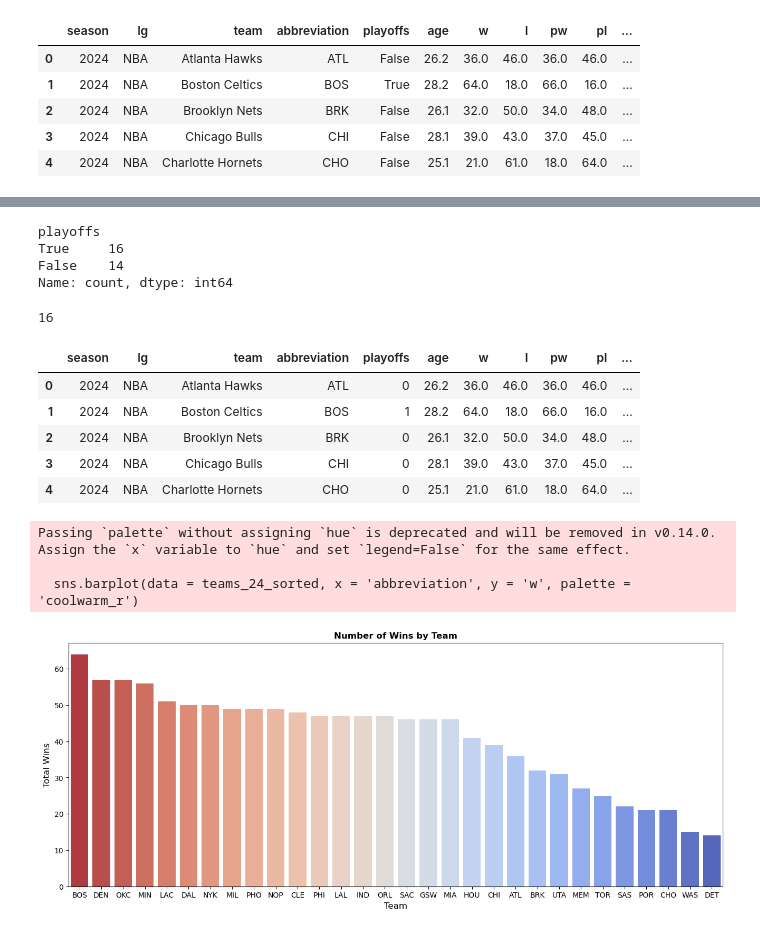
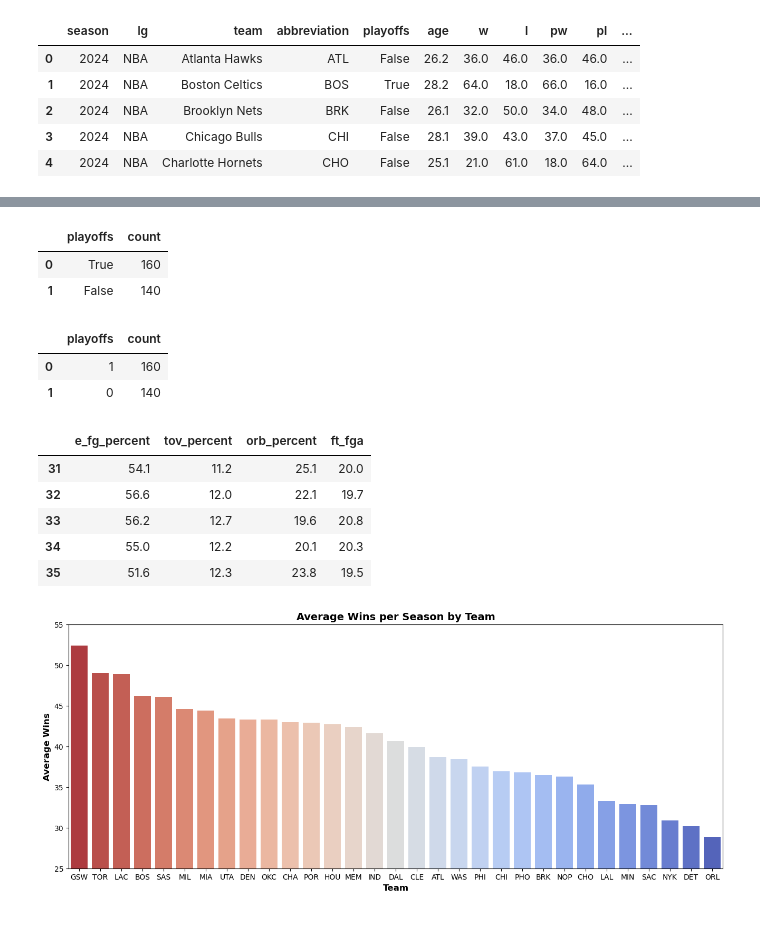
Before and after one commit to jackewings/PortfolioProjects, a Jupyter notebook: FourFactorsPortfolio.ipynb, the cells around one changed output, grey strips where cells are left out. Saved outputs shown, nothing was run; the diff lists cells and outputs as text; code cells hidden in the pictures.

```diff
--- a/FourFactorsPortfolio.ipynb
+++ b/FourFactorsPortfolio.ipynb
@@ -25,9 +23,9 @@ df.head()
 | 3 | 2024 | NBA | Chicago Bulls | CHI | False | 28.1 | 39.0 | 43.0 | 37.0 | 45.0 | ... |
 | 4 | 2024 | NBA | Charlotte Hornets | CHO | False | 25.1 | 21.0 | 61.0 | 18.0 | 64.0 | ... |
 # %%
-# Creating a dataframe containing rows from the 2024 season for each team
-teams_24 = df[(df['season'] == 2024) & (df['team'] != 'League Average')]
+# Creating a dataframe that contains rows from the 2014-2023 seasons for each team
+teams_14_23 = df[(df['season'] >= 2014) & (df['season'] < 2024) & (df['team'] != 'League Average')].copy()
 
-teams_24.head()
+teams_14_23.head()
 # %% [output]
 |  | season | lg | team | abbreviation | playoffs | age | w | l | pw | pl | ... |
@@ -92,46 +86,48 @@ teams_24.head(10)
 # %%
-# Fixing incorrect values for the 'playoff' column
-team_list = ['CLE', 'IND', 'LAL', 'MIA', 'NOP', 'NYK', 'ORL', 'PHO', 'PHI']
+# Fixing incorrect values for the 'playoffs' column in the year 2023
+playoff_list_23 = ['DEN', 'MIN', 'PHO', 'LAC', 'SAC', 'GSW', 'MEM', 'LAL', 'MIL', 'MIA', 'CLE', 'NYK', 'PHI', 'BRK', 'BOS', 'ATL']
 
-teams_24.loc[teams_24['abbreviation'].isin(team_list), 'playoffs'] = True
+teams_14_23['playoffs'] = np.where((teams_14_23['abbreviation'].isin(playoff_list_23)) & (teams_14_23['season'] == 2023), True, teams_14_23['playoffs'])
 
-teams_24['playoffs'].value_counts()
+teams_14_23['playoffs'].value_counts().reset_index()
+
+# The variable is now accurate
 # %% [output]
-playoffs
-True     16
-False    14
-Name: count, dtype: int64
+|  | playoffs | count |
+| 0 | True | 160 |
+| 1 | False | 140 |
 # %%
-# Changing the 'playoff' column to be numerical for future use
-teams_24['playoffs'] = teams_24['playoffs'].astype(int)
+# Converting the 'playoffs' column to integer (True -> 1, False -> 0) for future model use
+teams_14_23['playoffs'] = teams_14_23['playoffs'].astype(int)
 
-teams_24[teams_24['season'] == 2024]['playoffs'].sum()
+teams_14_23['playoffs'].value_counts().reset_index()
 # %% [output]
-16
+|  | playoffs | count |
+| 0 | 1 | 160 |
+| 1 | 0 | 140 |
 # %%
-# Adjusting the value of the 'e_fg_percent' column to make it more consistent with the other columns I plan to use
-teams_24['e_fg_percent'] = teams_24['e_fg_percent'] * 100
+# Adjusting the value of the 'e_fg_percent' and 'ft_fga' columns to make it more consistent with the other "Four Factors" variables that will be used in the models
+teams_14_23['e_fg_percent'] = teams_14_23['e_fg_percent'] * 100
+teams_14_23['ft_fga'] = teams_14_23['ft_fga'] * 100
 
-teams_24.head()
+teams_14_23[['e_fg_percent', 'tov_percent', 'orb_percent', 'ft_fga']].head()
 # %% [output]
-|  | season | lg | team | abbreviation | playoffs | age | w | l | pw | pl | ... |
-| 0 | 2024 | NBA | Atlanta Hawks | ATL | 0 | 26.2 | 36.0 | 46.0 | 36.0 | 46.0 | ... |
-| 1 | 2024 | NBA | Boston Celtics | BOS | 1 | 28.2 | 64.0 | 18.0 | 66.0 | 16.0 | ... |
-| 2 | 2024 | NBA | Brooklyn Nets | BRK | 0 | 26.1 | 32.0 | 50.0 | 34.0 | 48.0 | ... |
-| 3 | 2024 | NBA | Chicago Bulls | CHI | 0 | 28.1 | 39.0 | 43.0 | 37.0 | 45.0 | ... |
-| 4 | 2024 | NBA | Charlotte Hornets | CHO | 0 | 25.1 | 21.0 | 61.0 | 18.0 | 64.0 | ... |
+|  | e_fg_percent | tov_percent | orb_percent | ft_fga |
+| 31 | 54.1 | 11.2 | 25.1 | 20.0 |
+| 32 | 56.6 | 12.0 | 22.1 | 19.7 |
+| 33 | 56.2 | 12.7 | 19.6 | 20.8 |
+| 34 | 55.0 | 12.2 | 20.1 | 20.3 |
+| 35 | 51.6 | 12.3 | 23.8 | 19.5 |
 # %%
-# Observing total wins for each team using a bar chart
-teams_24_sorted = teams_24.sort_values('w', ascending = False)
-plt.figure(figsize = (16,6))
-sns.barplot(data = teams_24_sorted, x = 'abbreviation', y = 'w', palette = 'coolwarm_r')
-plt.title('Number of Wins by Team', fontsize = 12, weight = 'bold')
-plt.xlabel('Team', fontsize = 12)
-plt.ylabel('Total Wins', fontsize = 12)
+# Observing average wins for each team using a bar chart
+teams_avg_wins = teams_14_23.groupby('abbreviation')['w'].mean().sort_values(ascending = False).reset_index()
+plt.figure(figsize = (16, 6))
+sns.barplot(data = teams_avg_wins, x = 'abbreviation', y = 'w', hue = 'abbreviation', palette = 'coolwarm_r')
+plt.ylim(25, 55)
+plt.title('Average Wins per Season by Team', fontsize = 14, weight = 'bold')
+plt.xlabel('Team', fontsize = 12, weight = 'bold')
+plt.ylabel('Average Wins', fontsize = 12, weight = 'bold')
 plt.show()
 # %% [output]
-Passing `palette` without assigning `hue` is deprecated and will be removed in v0.14.0. Assign the `x` variable to `hue` and set `legend=False` for the same effect.
-
-  sns.barplot(data = teams_24_sorted, x = 'abbreviation', y = 'w', palette = 'coolwarm_r')
-[figure, old version]
+[figure, new version]
 # %%
```
Also changed, not shown: parts of 29 cells of this notebook.
